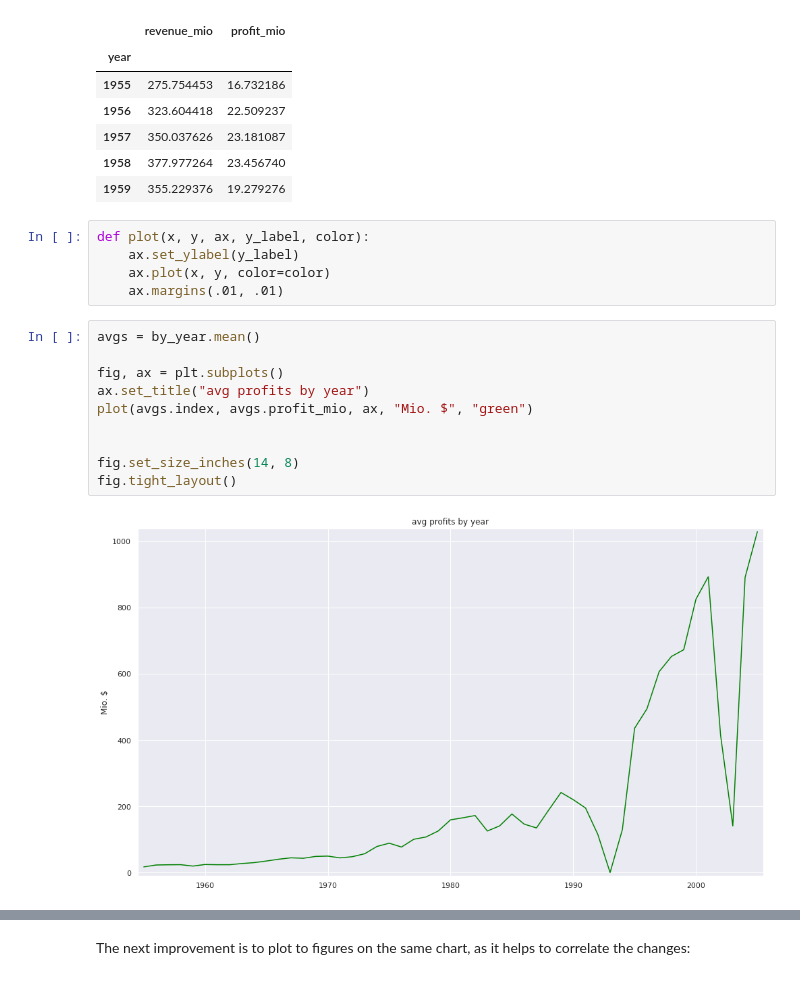
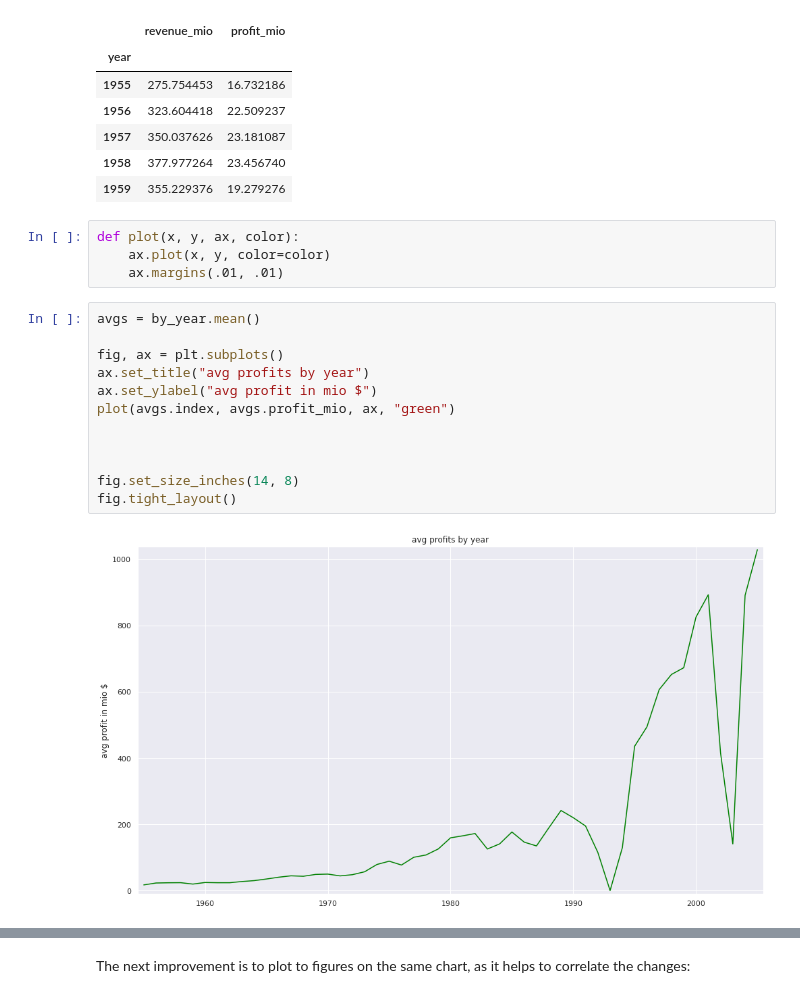
Before and after one commit to krysopath/jupyter-examples, a Jupyter notebook: Examples.ipynb, the cells around one changed output, grey strips where cells are left out. Drawn from its saved outputs; the diff is of its cells as text.

Commit message:
updates figures

```diff
--- a/Examples.ipynb
+++ b/Examples.ipynb
@@ -218,22 +218,23 @@ by_year.mean().head()
 | 1958 | 377.977264 | 23.456740 |
 | 1959 | 355.229376 | 19.279276 |
 # %%
-def plot(x, y, ax, y_label, color):
-    ax.set_ylabel(y_label)
+def plot(x, y, ax, color):
     ax.plot(x, y, color=color)
     ax.margins(.01, .01)
 # %%
 avgs = by_year.mean()
 
 fig, ax = plt.subplots()
 ax.set_title("avg profits by year")
-plot(avgs.index, avgs.profit_mio, ax, "Mio. $", "green")
+ax.set_ylabel("avg profit in mio $")
+plot(avgs.index, avgs.profit_mio, ax, "green")
+
 
 
 fig.set_size_inches(14, 8)
 fig.tight_layout()
 # %% [output]
-[figure, old version]
+[figure, new version]
 # %%
 fig, ax = plt.subplots()
 ax.set_title("avg revenue by year")
```
Also changed, not shown: parts of 13 cells of this notebook.
